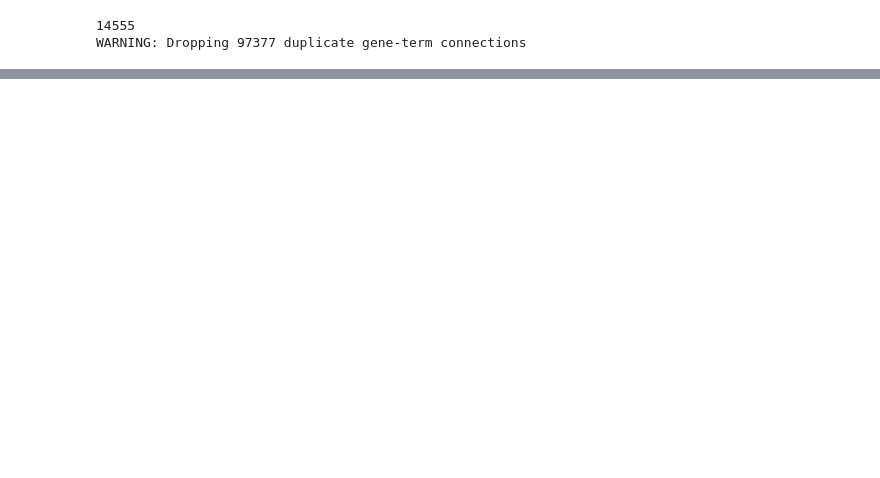
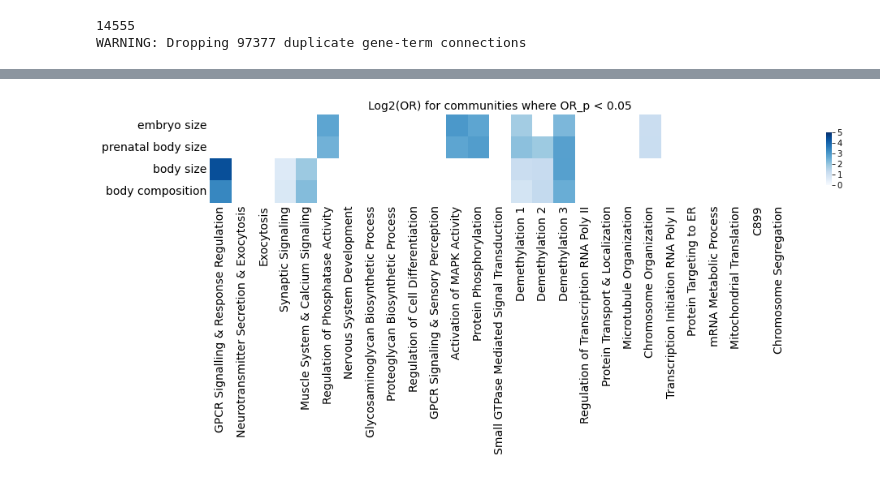
Before and after one commit to sarah-n-wright/CrossSpeciesBMI, a Jupyter notebook: Notebooks/2_Rat_Human_BMI_Systems_Map.ipynb, the cells around one changed output, grey strips where cells are left out. Cells and saved outputs as stored; diff of their text form; code cells hidden in the pictures; blank space fills up the shorter version.

```diff
--- a/Notebooks/2_Rat_Human_BMI_Systems_Map.ipynb
+++ b/Notebooks/2_Rat_Human_BMI_Systems_Map.ipynb
@@ -227,0 +425,8 @@ plt.savefig(FIGDIR+"volcano_with_legend.png", bbox_inches="tight", dpi=400)
+# %%
+# extract just the systems that were functionally annotated above
+system_map_results = comm_results_body_size[comm_results_body_size["name"].isin(annotated_systems.index)]
+# %%
+# order the systems to match the hierarchy layout
+node_list = ["C894", "C891", "C884", "C879", "C907", "C909", "C878", "C883", "C912", "C885",
+            "C887", "C917", "C889", "C931", "C882", "C886", "C900", "C904", "C888", "C929",
+            "C880", "C934", "C920", "C881", "C905", "C899", "C918"]
@@ -227,0 +498,5 @@ plt.savefig(FIGDIR+"volcano_with_legend.png", bbox_inches="tight", dpi=400)
+# %%
+_ = plot_community_heatmap(system_map_results, body_size_traits, node_list, annotations=final_annotations, stat="OR", filter_stat="OR_p",
+                       color_range = [0, 5], MPO=MPO, vert = 2, horz=16, xlabel="annotation", filter_th=0.05)
+# %% [output]
+[figure, added]
```
Also changed, not shown: parts of 107 cells of this notebook.
